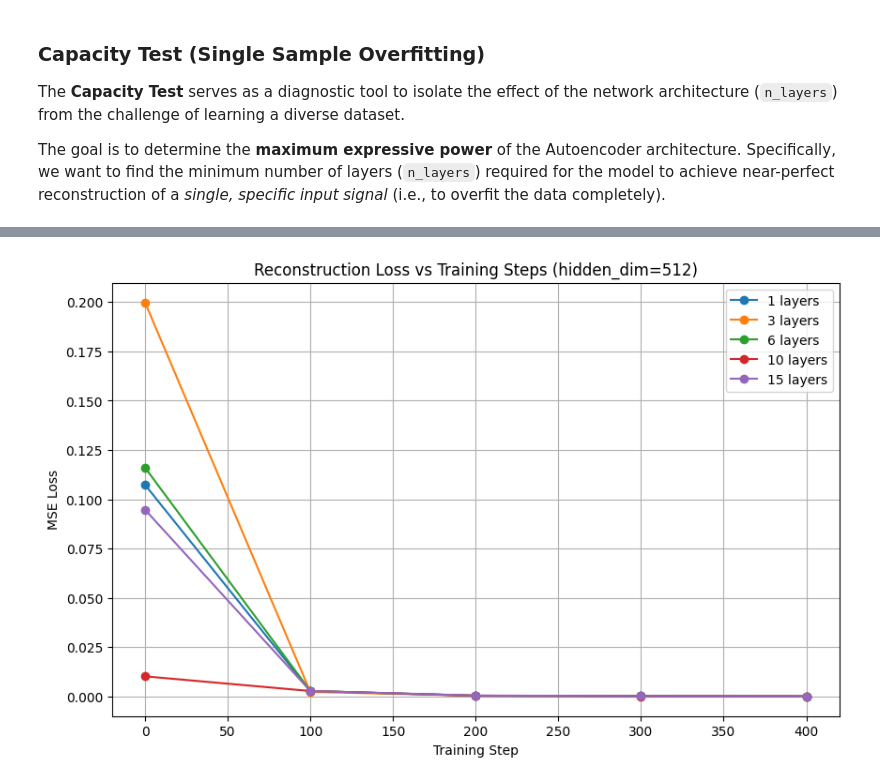
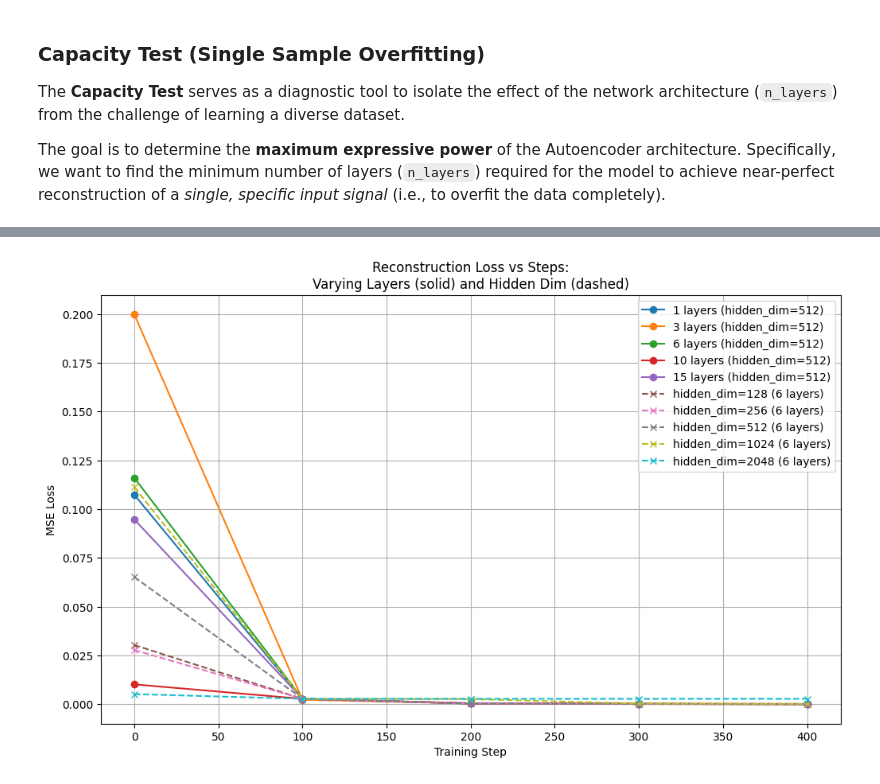
Before and after one commit to lopozz/bitbybit, a Jupyter notebook: bitbybit/autoencoders/ae.ipynb, the cells around one changed output, grey strips where cells are left out. Saved outputs shown, nothing was run; the diff lists cells and outputs as text; code cells hidden in the pictures.

Commit message:
finish experiment simple ae

```diff
--- a/bitbybit/autoencoders/ae.ipynb
+++ b/bitbybit/autoencoders/ae.ipynb
@@ -43,8 +42,9 @@ if T_pad != T:
 
 device = "cuda" if torch.cuda.is_available() else "cpu"
 x = x.to(device)
-n_layers = 15
-model = AE(hidden_dim=512, n_layers=6).to(device)
+n_layers = 6
+hidden_dim=2048
+model = AE(hidden_dim=hidden_dim, n_layers=6).to(device)
 optimizer = optim.AdamW(model.parameters(), lr=0.0005)
 
 for step in range(500):
@@ -55,6 +55,6 @@ for step in range(500):
     loss.backward()
     optimizer.step()
 
-    if step % 100 == 0:
+    if step % 100-1 == 0:
         print(f"step {step}: loss = {loss.item():.6f}")
 # %% [output]
@@ -66,30 +66,49 @@ step 400: loss = 0.000106
 # %%
 import matplotlib.pyplot as plt
 
-# Fixed hidden dimension used in your experiments
-hidden_dim = 512
-
-# Loss values at steps for each n_layers
-loss_data = {
-    1: {0: 0.107354, 100: 0.002819, 200: 0.000434, 300: 0.000227, 400: 0.000125},
-    3: {0: 0.199801, 100: 0.002333, 200: 0.000433, 300: 0.000251, 400: 0.000127},
-    6: {0: 0.116065, 100: 0.002819, 200: 0.000439, 300: 0.000229, 400: 0.000115},
+loss_data_layers = {
+    1:  {0: 0.107354, 100: 0.002819, 200: 0.000434, 300: 0.000227, 400: 0.000125},
+    3:  {0: 0.199801, 100: 0.002333, 200: 0.000433, 300: 0.000251, 400: 0.000127},
+    6:  {0: 0.116065, 100: 0.002819, 200: 0.000439, 300: 0.000229, 400: 0.000115},
     10: {0: 0.010238, 100: 0.002818, 200: 0.000393, 300: 0.000162, 400: 0.000090},
     15: {0: 0.094726, 100: 0.002819, 200: 0.000521, 300: 0.000215, 400: 0.000094},
 }
 
-plt.figure(figsize=(10, 6))
+loss_data_hidden = {
+    128:  {0: 0.030375, 100: 0.002819, 200: 0.000616, 300: 0.000357, 400: 0.000246},
+    256:  {0: 0.027838, 100: 0.002811, 200: 0.000433, 300: 0.000265, 400: 0.000145},
+    512:  {0: 0.065224, 100: 0.002818, 200: 0.000382, 300: 0.000146, 400: 0.000082},
+    1024: {0: 0.111282, 100: 0.002819, 200: 0.002692, 300: 0.000393, 400: 0.000206},
+    2048: {0: 0.005243, 100: 0.002821, 200: 0.002820, 300: 0.002819, 400: 0.002819},
+}
 
-for n_layers, losses in loss_data.items():
+plt.figure(figsize=(12, 7))
+
+# Plot varying n_layers
+for n_layers, losses in loss_data_layers.items():
     steps = list(losses.keys())
     values = list(losses.values())
-    plt.plot(steps, values, marker="o", label=f"{n_layers} layers")
+    plt.plot(
+        steps, values, marker="o",
+        label=f"{n_layers} layers (hidden_dim=512)",
+        linestyle="-"
+    )
 
-plt.title(f"Reconstruction Loss vs Training Steps (hidden_dim={hidden_dim})")
+# Plot varying hidden_dim (fixed n_layers=6)
+for hd, losses in loss_data_hidden.items():
+    steps = list(losses.keys())
+    values = list(losses.values())
+    plt.plot(
+        steps, values, marker="x",
+        label=f"hidden_dim={hd} (6 layers)",
+        linestyle="--"
+    )
+
+plt.title("Reconstruction Loss vs Steps:\nVarying Layers (solid) and Hidden Dim (dashed)")
 plt.xlabel("Training Step")
 plt.ylabel("MSE Loss")
 plt.grid(True)
 plt.legend()
 plt.show()
 # %% [output]
-[figure, old version]
+[figure, new version]
```
Also changed, not shown: parts of 8 cells of this notebook.
